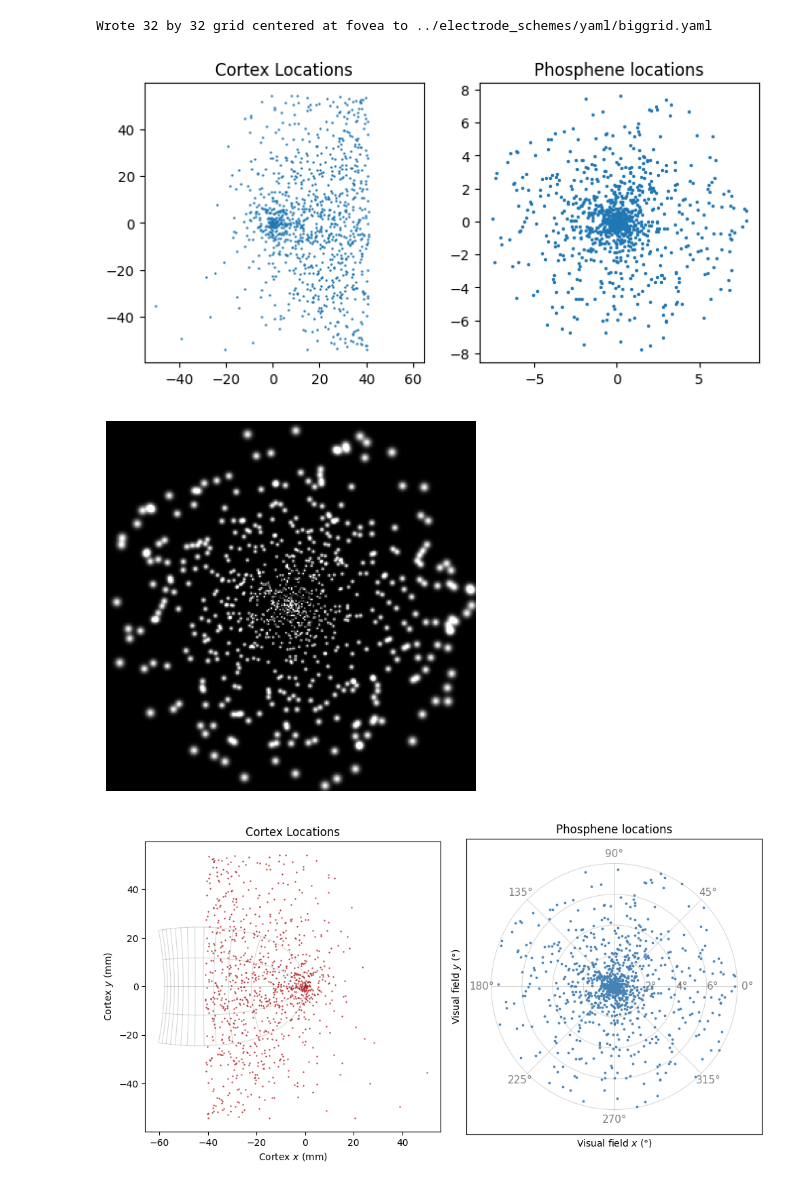
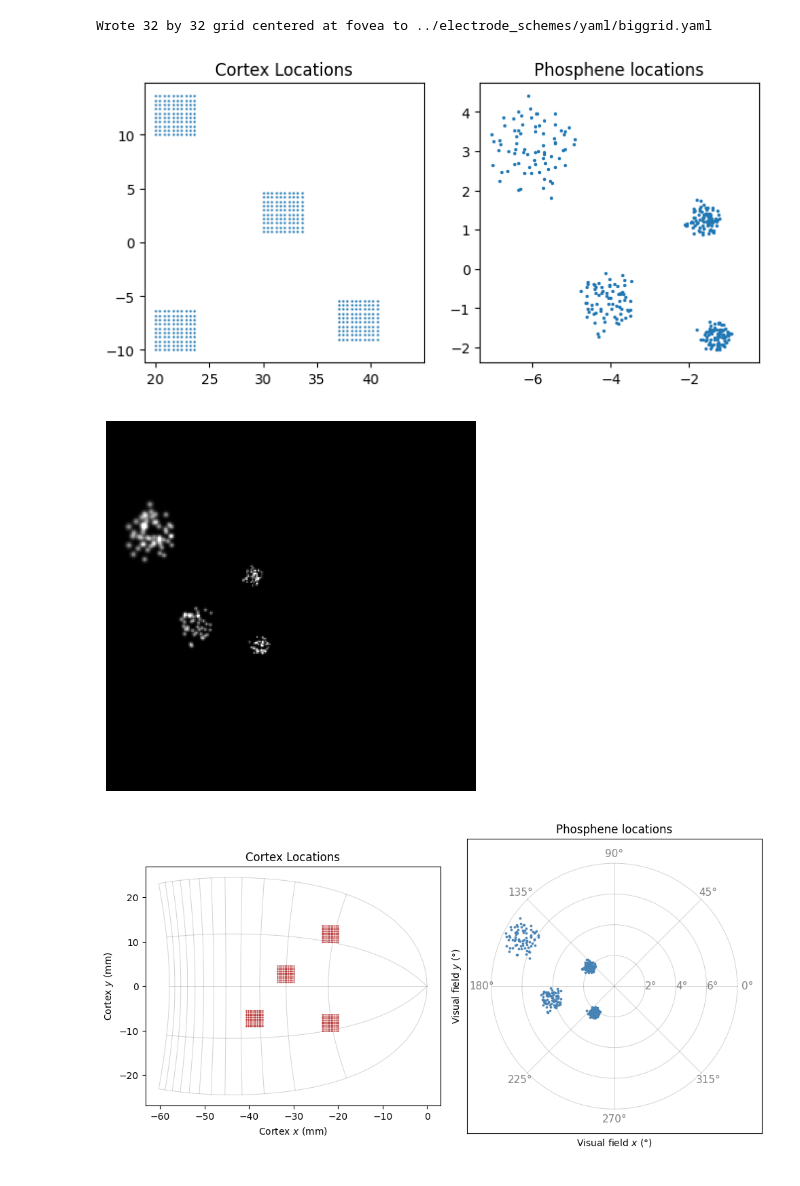
Before and after one commit to MichelleAppel/SCAPE, a Jupyter notebook: notebooks/demo_cortex_models.ipynb, the cells around one changed output. Drawn from its saved outputs; the diff is of its cells as text; code cells hidden in the pictures.

Commit message:
updated figures

```diff
--- a/notebooks/demo_cortex_models.ipynb
+++ b/notebooks/demo_cortex_models.ipynb
@@ -64,15 +64,15 @@ PLOT_TRUE_CORTEX_LOCATIONS = False # set true for plotting the distorted cortex
 
 # read parameters from yaml file
 # params = utils.load_params(os.path.join(BASE_PATH, 'config','params.yaml'))
+params = utils.load_params(os.path.join(BASE_PATH, 'config','params.yaml'))
 
 # initialise phopshene locations, either using a cortex model or semi-probabilistically
-# x,y = utils.load_coordinates_from_yaml(os.path.join(BASE_PATH, 'electrode_schemes', 'yaml', 'squares.yaml'))
-# coordinates_cortex = Map(x,y)
-# coordinates_visual_field = get_visual_field_coordinates_from_cortex(params['cortex_model'], coordinates_cortex)
+x,y = utils.load_coordinates_from_yaml(os.path.join(BASE_PATH, 'electrode_schemes', 'yaml', 'squares.yaml'))
+coordinates_cortex = Map(x,y)
+coordinates_visual_field = get_visual_field_coordinates_from_cortex(params['cortex_model'], coordinates_cortex)
 # load from /home/mappel/Dynaphos/spatial_frequency/electrode_schemes/defaultcoordinatemap_1024.pickle
-coordinates_visual_field = pickle.load(open(os.path.join(BASE_PATH, 'electrode_schemes', 'defaultcoordinatemap_1024.pickle'), 'rb'))
-# coordinates_cortex = cortex_models.get_cortex_coordinates_default(params['cortex_model'])
-
+# coordinates_visual_field = pickle.load(open(os.path.join(BASE_PATH, 'electrode_schemes', '4utaharrays.pickle'), 'rb'))
+# # coordinates_cortex = cortex_models.get_cortex_coordinates_default(params['cortex_model'])
 
 if PLOT_TRUE_CORTEX_LOCATIONS:
     # plot electrode locations (convert back from phosphene locataions to capture the added dropout and noise)
@@ -107,7 +107,7 @@ device = data_kwargs['device']
 
 RESOLUTION = params['run']['resolution']
 # %% [output]
-[figure, old version]
+[figure, new version]
 # %%
 # # save coordinates_visual_field to pickle
 # import pickle
@@ -118,29 +118,29 @@ RESOLUTION = params['run']['resolution']
 # %%
 # initialise simulator
 simulator = PhospheneSimulator(params, coordinates_visual_field)
 N_PHOSPHENES = simulator.num_phosphenes
 
 data_kwargs = get_data_kwargs(params)
 device = data_kwargs['device']
 
 RESOLUTION = params['run']['resolution']
 
 # plot phosphenes for different input strengths
-stims = np.array([160.])*1e-6
+stims = np.array([80.])*1e-6
 
 imgs = []
 for i,stim in enumerate(stims):
 
     simulator.reset()
     stim_pattern = stim*torch.ones(N_PHOSPHENES,device=device)
     img = to_numpy(simulator(stim_pattern)).clip(max=1)[0]
     imgs.append(img)
 
     plt.imshow(img, cmap='gray', origin='lower')
     plt.axis('off')
     plt.show()
 # %% [output]
-[figure, old version]
+[figure, new version]
 # %%
 import numpy as np
 import matplotlib.pyplot as plt
@@ -263,4 +263,4 @@ axs[1].set_yticks([])
 plt.tight_layout()
 plt.show()
 # %% [output]
-[figure, old version]
+[figure, new version]
```
Also changed, not shown: parts of 3 cells of this notebook, 7 other files.
